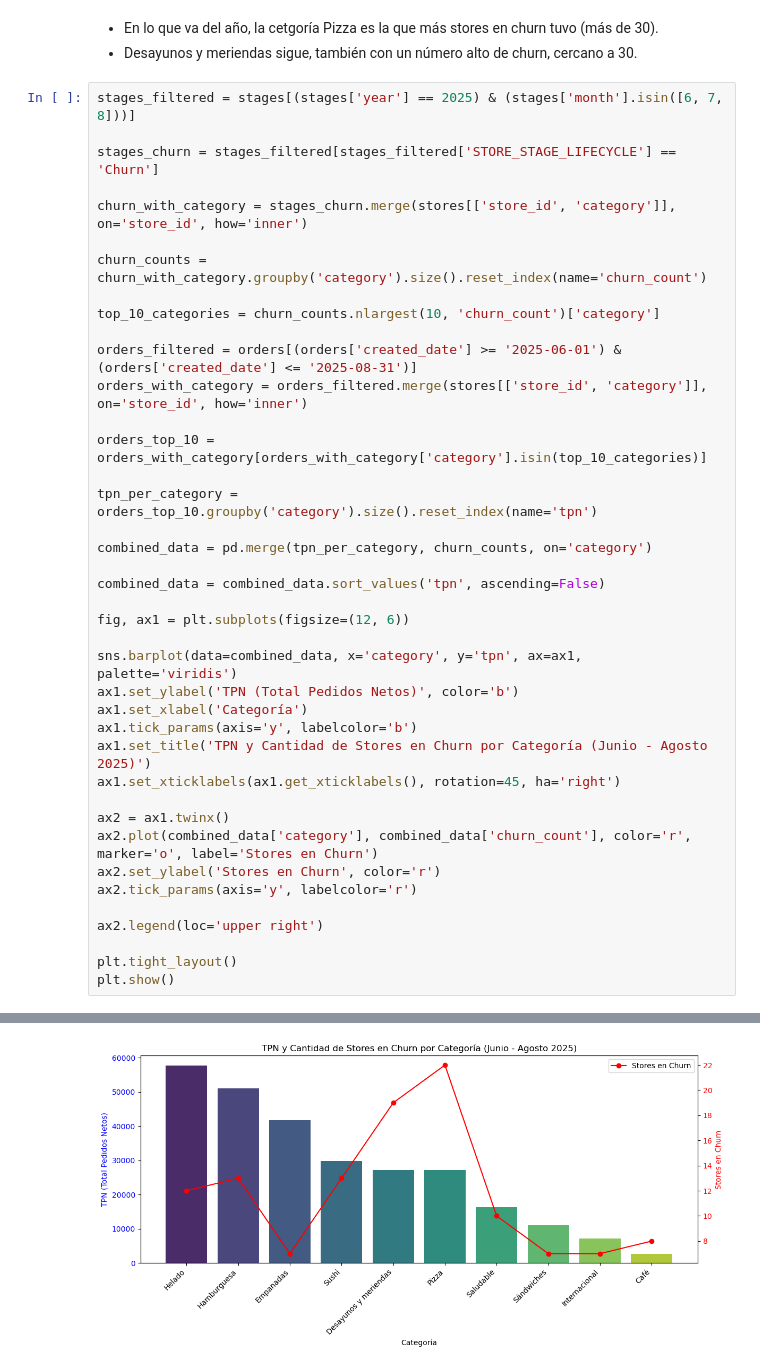
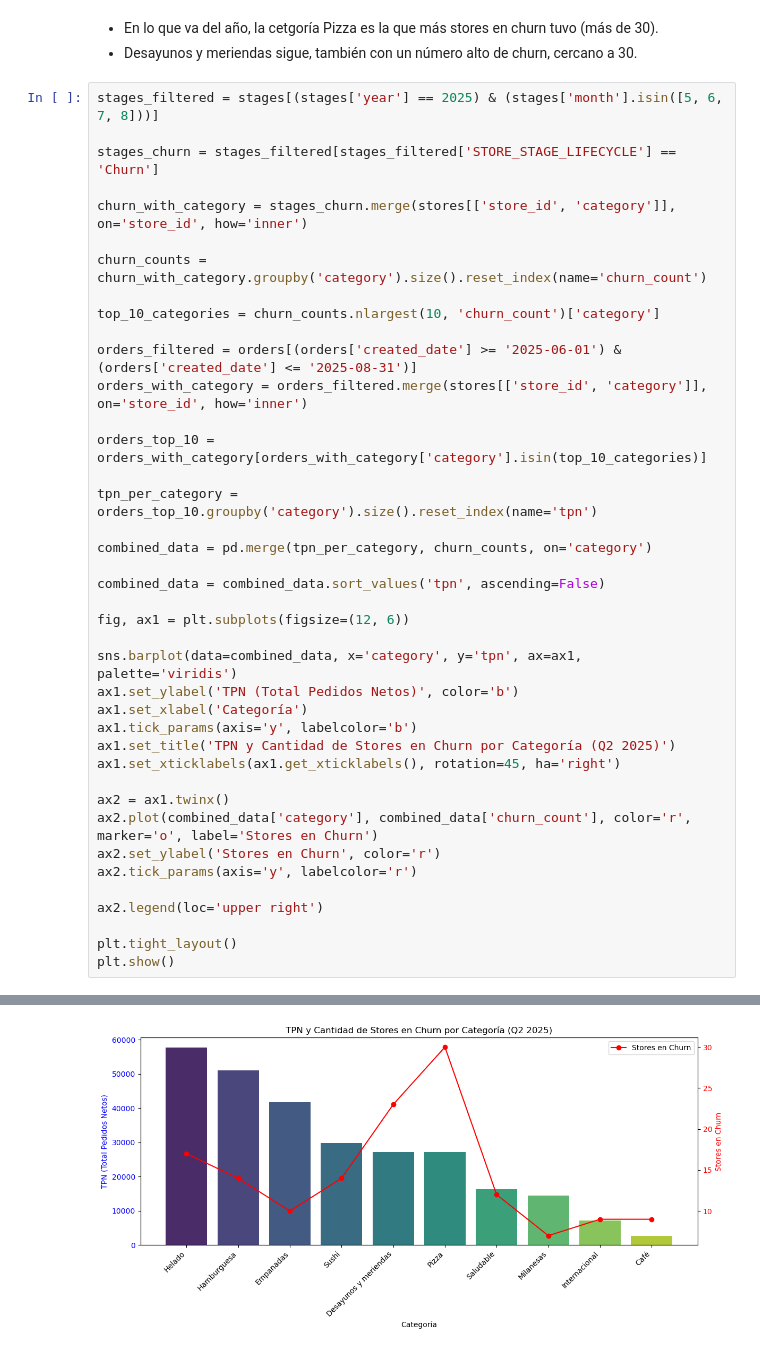
Before and after one commit to Dannamk17/churn-bite, a Jupyter notebook: churn_bite_eda.ipynb, the cells around one changed output, grey strips where cells are left out. Saved outputs shown, nothing was run; the diff lists cells and outputs as text.

```diff
--- a/churn_bite_eda.ipynb
+++ b/churn_bite_eda.ipynb
@@ -823,7 +1096,7 @@ Passing `palette` without assigning `hue` is deprecated and will be removed in v
 - En lo que va del año, la cetgoría Pizza es la que más stores en churn tuvo (más de 30).
 - Desayunos y meriendas sigue, también con un número alto de churn, cercano a 30.
 # %%
-stages_filtered = stages[(stages['year'] == 2025) & (stages['month'].isin([6, 7, 8]))]
+stages_filtered = stages[(stages['year'] == 2025) & (stages['month'].isin([5, 6, 7, 8]))]
 
 stages_churn = stages_filtered[stages_filtered['STORE_STAGE_LIFECYCLE'] == 'Churn']
 
@@ -838,34 +1111,34 @@ orders_with_category = orders_filtered.merge(stores[['store_id', 'category']], o
 
 orders_top_10 = orders_with_category[orders_with_category['category'].isin(top_10_categories)]
 
 tpn_per_category = orders_top_10.groupby('category').size().reset_index(name='tpn')
 
 combined_data = pd.merge(tpn_per_category, churn_counts, on='category')
 
 combined_data = combined_data.sort_values('tpn', ascending=False)
 
 fig, ax1 = plt.subplots(figsize=(12, 6))
 
 sns.barplot(data=combined_data, x='category', y='tpn', ax=ax1, palette='viridis')
 ax1.set_ylabel('TPN (Total Pedidos Netos)', color='b')
 ax1.set_xlabel('Categoría')
 ax1.tick_params(axis='y', labelcolor='b')
-ax1.set_title('TPN y Cantidad de Stores en Churn por Categoría (Junio - Agosto 2025)')
+ax1.set_title('TPN y Cantidad de Stores en Churn por Categoría (Q2 2025)')
 ax1.set_xticklabels(ax1.get_xticklabels(), rotation=45, ha='right')
 
 ax2 = ax1.twinx()
 ax2.plot(combined_data['category'], combined_data['churn_count'], color='r', marker='o', label='Stores en Churn')
 ax2.set_ylabel('Stores en Churn', color='r')
 ax2.tick_params(axis='y', labelcolor='r')
 
 ax2.legend(loc='upper right')
 
 plt.tight_layout()
 plt.show()
 # %% [output]
 Passing `palette` without assigning `hue` is deprecated and will be removed in v0.14.0. Assign the `x` variable to `hue` and set `legend=False` for the same effect.
 
   sns.barplot(data=combined_data, x='category', y='tpn', ax=ax1, palette='viridis')
-[figure, old version]
+[figure, new version]
 # %% [markdown]
 - Las categorías Helado, Hamburguesa y Empanadas tienen un alto TPN y un Churn muy bajo.
```
Also changed, not shown: parts of 19 cells of this notebook.
